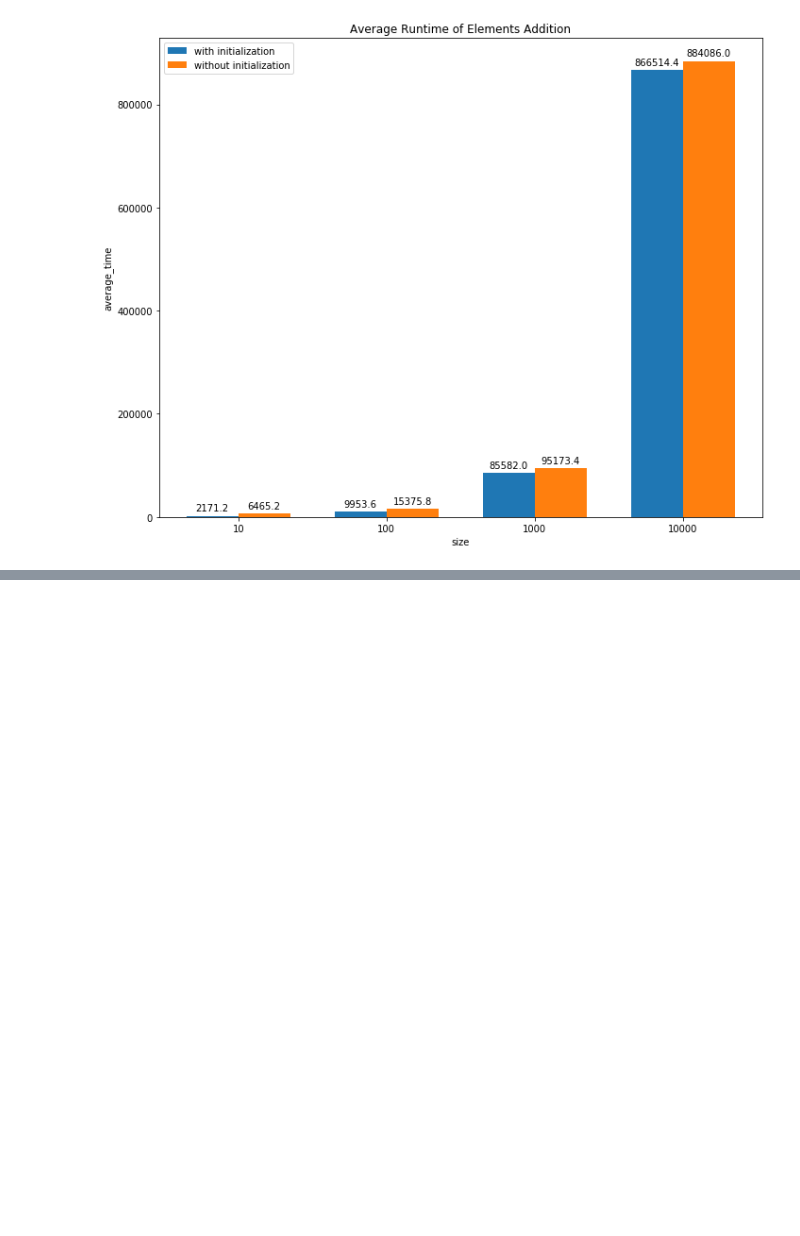
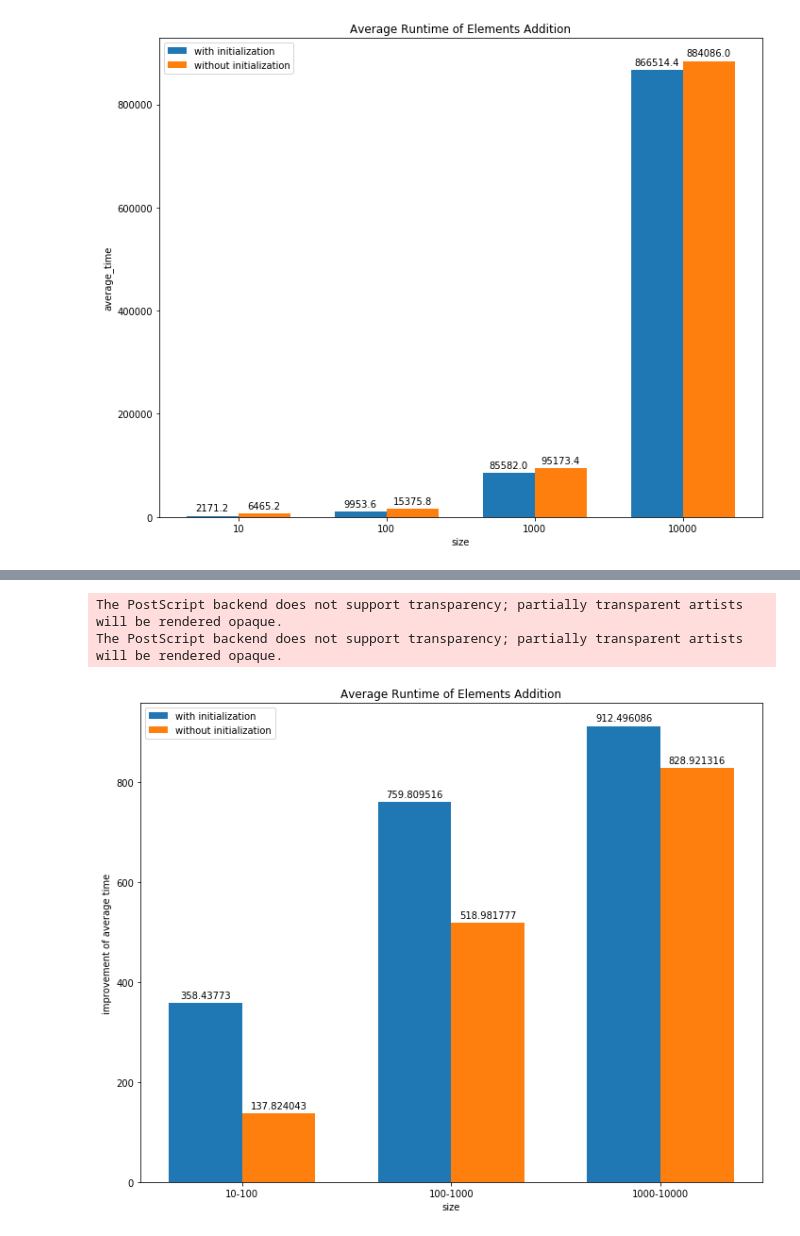
Before and after one commit to ShinsakuOkazaki/master-thesis, a Jupyter notebook: project/rust_memory_alloc_manual/analysis/visualization.ipynb, the cells around one changed output, grey strips where cells are left out. Drawn from its saved outputs; the diff is of its cells as text; code cells hidden in the pictures; blank space fills up the shorter version.

```diff
--- a/project/rust_memory_alloc_manual/analysis/visualization.ipynb
+++ b/project/rust_memory_alloc_manual/analysis/visualization.ipynb
@@ -59,0 +96,41 @@ plt.show()
+# %%
+# Barplot taking percent of improvement
+average_withInit = withInit.addtime
+average_withoutInit = withoutInit.addtime
+
+improve_percent_withInit = ((average_withInit.to_numpy()[1:]  - average_withInit.to_numpy()[0:-1]) /\
+                            average_withInit.to_numpy()[0:-1]) * 100
+improve_percent_withoutInit = ((average_withoutInit.to_numpy()[1:]  - average_withoutInit.to_numpy()[0:-1]) /\
+                            average_withoutInit.to_numpy()[0:-1]) * 100
+
+labels = ["10-100", "100-1000", "1000-10000"]
+x = np.arange(len(labels))
+width = 0.35
+fig, ax = plt.subplots(figsize = (10, 8))
+rects1 = ax.bar(x - width/2, np.round(improve_percent_withInit, decimals=6), width, label='with initialization')
+rects2 = ax.bar(x + width/2, np.round(improve_percent_withoutInit, decimals=6), width, label='without initialization')
+ax.set_title("Average Runtime of Elements Addition")
+ax.set_xlabel("size")
+ax.set_ylabel("improvement of average time")
+ax.set_xticks(x)
+ax.set_xticklabels(labels)
+ax.legend()
+def autolabel(rects):
+    """Attach a text label above each bar in *rects*, displaying its height."""
+    for rect in rects:
+        height = rect.get_height()
+        ax.annotate('{}'.format(height),
+                    xy=(rect.get_x() + rect.get_width() / 2, height),
+                    xytext=(0, 3),  # 3 points vertical offset
+                    textcoords="offset points",
+                    ha='center', va='bottom')
+autolabel(rects1)
+autolabel(rects2)
+
+fig.tight_layout()
+fig.savefig("java_arraylist_manual_percentImp.eps")
+plt.show()
+# %% [output]
+The PostScript backend does not support transparency; partially transparent artists will be rendered opaque.
+The PostScript backend does not support transparency; partially transparent artists will be rendered opaque.
+[figure, added]
```
Also changed, not shown: parts of 2 cells of this notebook, 42 other files.
